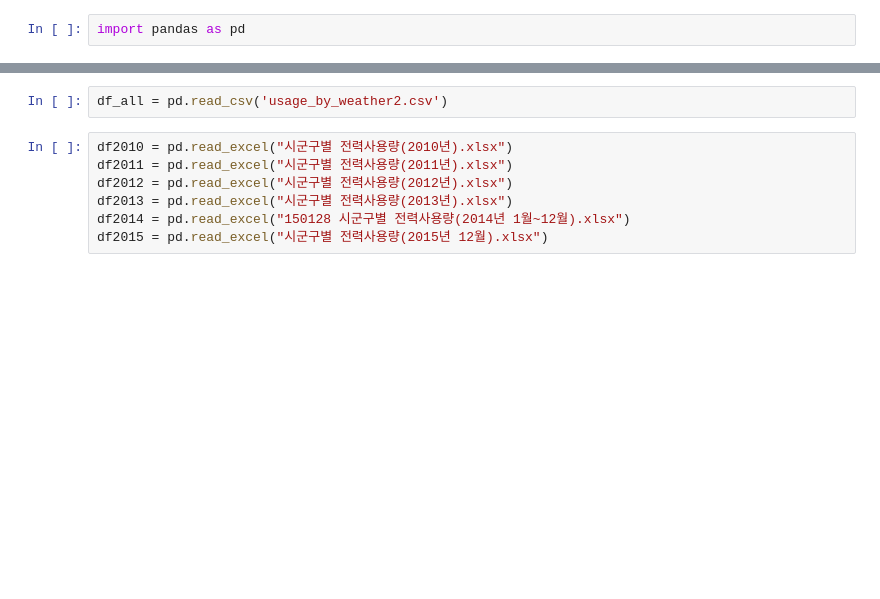
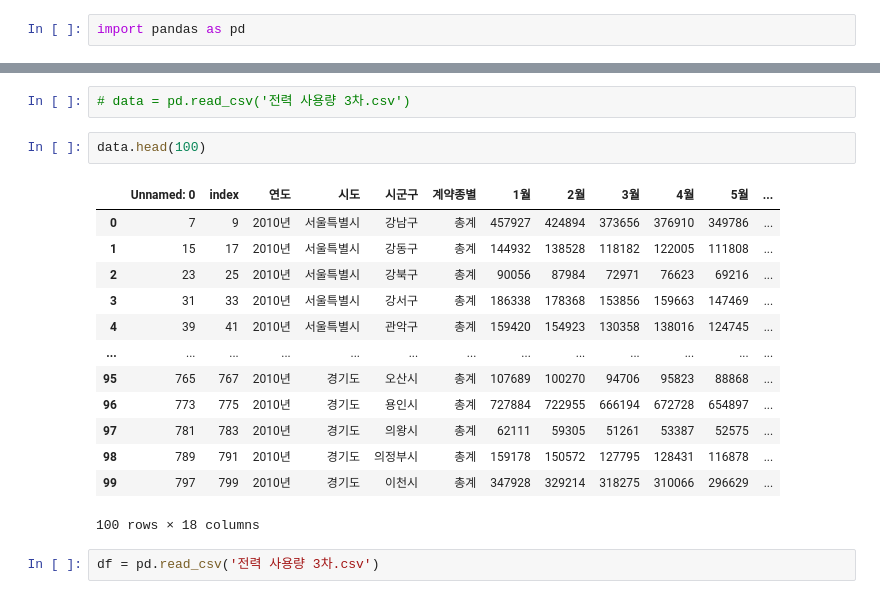
Before and after one commit to ThatHomr/project_2, a Jupyter notebook: project_2_file/z_ssh/data/전력 데이터/usage.ipynb, the cells around one changed output, grey strips where cells are left out. Cells and saved outputs as stored; diff of their text form; blank space fills up the shorter version.

```diff
--- a/project_2_file/z_ssh/data/전력 데이터/usage.ipynb
+++ b/project_2_file/z_ssh/data/전력 데이터/usage.ipynb
@@ -3,9 +155,20 @@ import pandas as pd
+# %%
+# data = pd.read_csv('전력 사용량 3차.csv')
+# %%
+data.head(100)
+# %% [output]
+|  | Unnamed: 0 | index | 연도 | 시도 | 시군구 | 계약종별 | 1월 | 2월 | 3월 | 4월 | 5월 | ... |
+| 0 | 7 | 9 | 2010년 | 서울특별시 | 강남구 | 총계 | 457927 | 424894 | 373656 | 376910 | 349786 | ... |
+| 1 | 15 | 17 | 2010년 | 서울특별시 | 강동구 | 총계 | 144932 | 138528 | 118182 | 122005 | 111808 | ... |
+| 2 | 23 | 25 | 2010년 | 서울특별시 | 강북구 | 총계 | 90056 | 87984 | 72971 | 76623 | 69216 | ... |
+| 3 | 31 | 33 | 2010년 | 서울특별시 | 강서구 | 총계 | 186338 | 178368 | 153856 | 159663 | 147469 | ... |
+| 4 | 39 | 41 | 2010년 | 서울특별시 | 관악구 | 총계 | 159420 | 154923 | 130358 | 138016 | 124745 | ... |
+| ... | ... | ... | ... | ... | ... | ... | ... | ... | ... | ... | ... | ... |
+| 95 | 765 | 767 | 2010년 | 경기도 | 오산시 | 총계 | 107689 | 100270 | 94706 | 95823 | 88868 | ... |
+| 96 | 773 | 775 | 2010년 | 경기도 | 용인시 | 총계 | 727884 | 722955 | 666194 | 672728 | 654897 | ... |
+| 97 | 781 | 783 | 2010년 | 경기도 | 의왕시 | 총계 | 62111 | 59305 | 51261 | 53387 | 52575 | ... |
+| 98 | 789 | 791 | 2010년 | 경기도 | 의정부시 | 총계 | 159178 | 150572 | 127795 | 128431 | 116878 | ... |
+| 99 | 797 | 799 | 2010년 | 경기도 | 이천시 | 총계 | 347928 | 329214 | 318275 | 310066 | 296629 | ... |
+100 rows × 18 columns
 # %%
-df_all = pd.read_csv('usage_by_weather2.csv')
+df = pd.read_csv('전력 사용량 3차.csv')
-# %%
-df2010 = pd.read_excel("시군구별 전력사용량(2010년).xlsx")
-df2011 = pd.read_excel("시군구별 전력사용량(2011년).xlsx")
-df2012 = pd.read_excel("시군구별 전력사용량(2012년).xlsx")
-df2013 = pd.read_excel("시군구별 전력사용량(2013년).xlsx")
-df2014 = pd.read_excel("150128 시군구별 전력사용량(2014년 1월~12월).xlsx")
-df2015 = pd.read_excel("시군구별 전력사용량(2015년 12월).xlsx")
```
Also changed, not shown: parts of 36 cells of this notebook, 25 other files.
